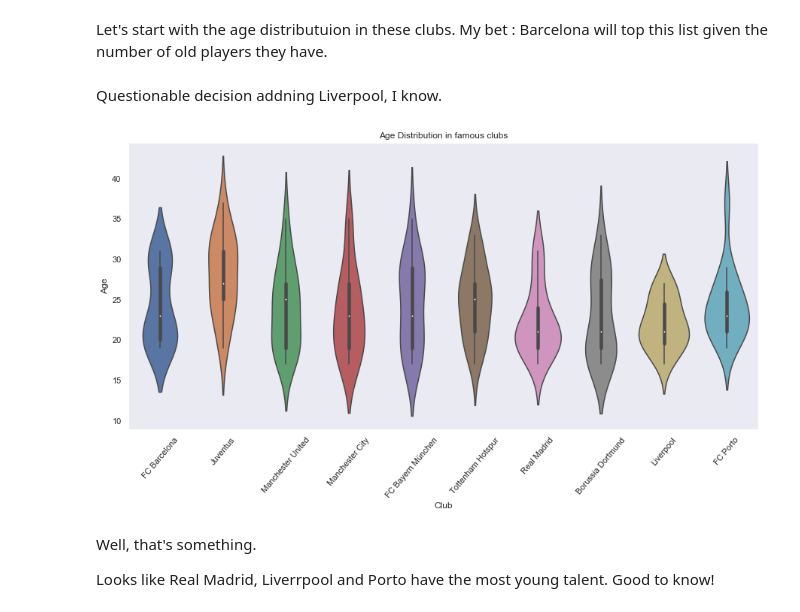
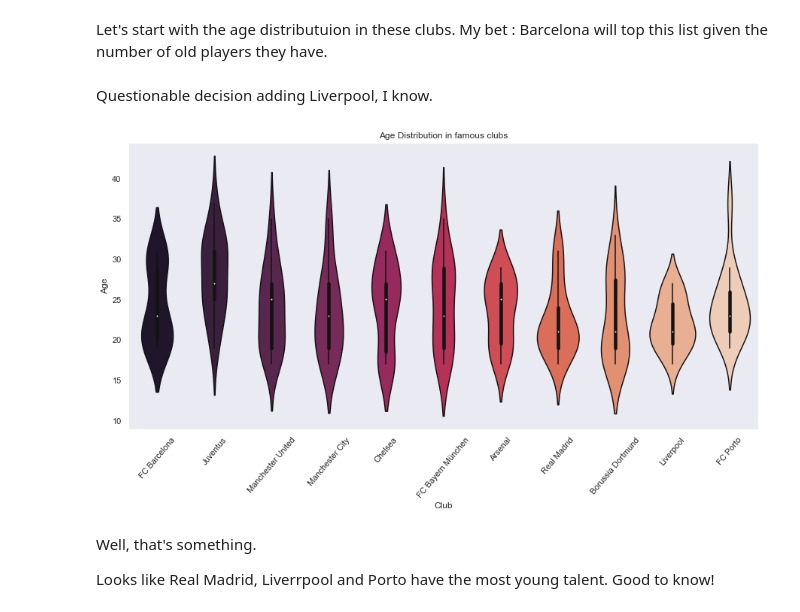
Before and after one commit to RohitMidha23/Kaggle, a Jupyter notebook: FIFA19/FIFA 19 .ipynb, the cells around one changed output. Drawn from its saved outputs; the diff is of its cells as text; code cells hidden in the pictures.

```diff
--- a/FIFA19/FIFA 19 .ipynb
+++ b/FIFA19/FIFA 19 .ipynb
@@ -122,20 +148,20 @@ Wow, I thought Ronaldo would definitely make at least this list. Apparently not!
 # %% [markdown]
 Let's start with the age distributuion in these clubs. My bet : Barcelona will top this list given the number of old players they have.
 # %%
-clubs = ['Tottenham Hotspur' , 'Juventus' , 'Paris Sain-Germain' ,'FC Bayern München',
+clubs = ['Chelsea' , 'Arsenal', 'Juventus', 'Paris Sain-Germain' ,'FC Bayern München',
        'Real Madrid' , 'FC Barcelona' , 'Borussia Dortmund' , 'Manchester United' ,
-       'FC Porto','Liverpool','Manchester City']
+       'FC Porto', 'Liverpool', 'Manchester City']
 # %% [markdown]
-Questionable decision addning Liverpool, I know.
+Questionable decision adding Liverpool, I know.
 # %%
 fifa_club_age = fifa.loc[fifa['Club'].isin(clubs) & fifa['Age']]
 plt.figure(1 , figsize = (15 ,7))
-sns.violinplot(x = 'Club' , y = 'Age' , data = fifa_club_age)
+sns.violinplot(x = 'Club' , y = 'Age' , data = fifa_club_age,palette='rocket')
 plt.title('Age Distribution in famous clubs')
 plt.xticks(rotation = 50)
 plt.show()
 # %% [output]
-[figure, old version]
+[figure, new version]
 # %% [markdown]
 Well, that's something.
 
```
Also changed, not shown: parts of 34 cells of this notebook.
